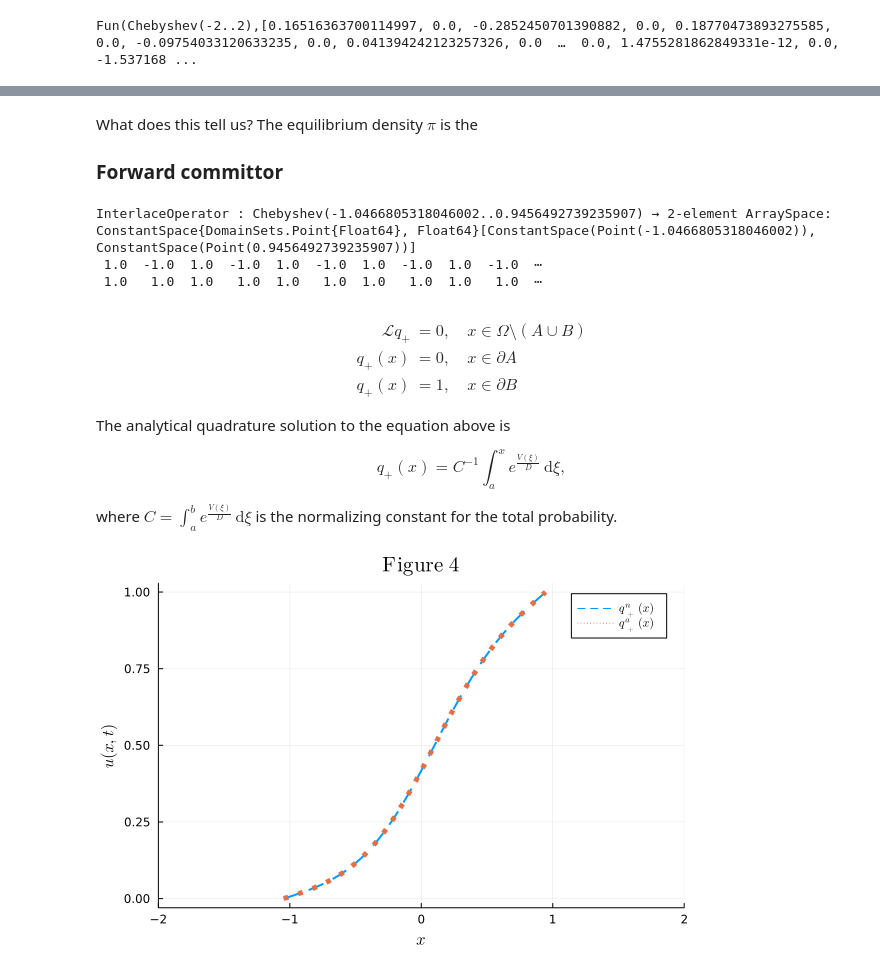
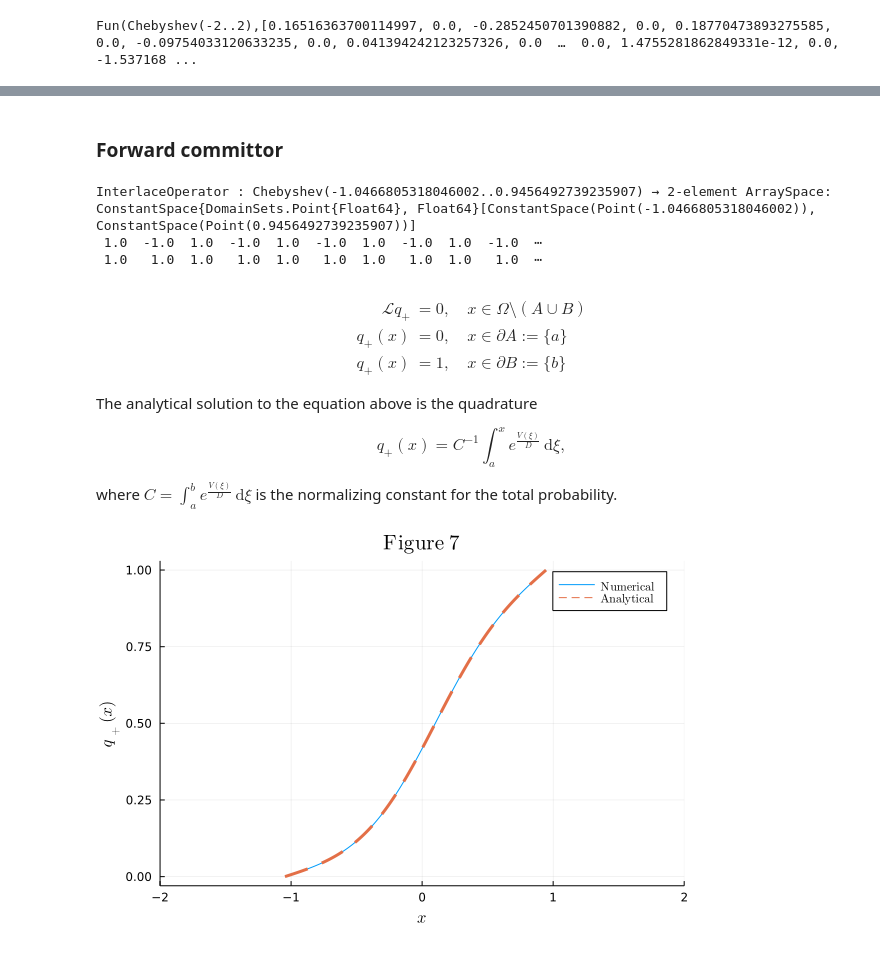
Before and after one commit to mjyshin/math-tutorials, a Jupyter notebook: transition_path.ipynb, the cells around one changed output, grey strips where cells are left out. Drawn from its saved outputs; the diff is of its cells as text; code cells hidden in the pictures.

```diff
--- a/transition_path.ipynb
+++ b/transition_path.ipynb
@@ -110,11 +110,11 @@ xmin,xmax = -2,2
 V = Fun(x->(x^4/4 - x^2/2 + α*x)/ϵ,Ω)
 a,c,b = roots(V')
 
-fig1 = plot(V,xlims=(xmin,xmax),title=L"\textrm{Figure\ 1}",label=false)
-fig1 = scatter!([a],[V(a)],label=L"a",xlabel=L"x")
-fig1 = scatter!([b],[V(b)],label=L"b",ylabel=L"V(x)")
-fig1 = scatter!([c],[V(c)],label=L"c",fmt=:png)
-display(fig1)
+xlims = (xmin,xmax)
+fig = plot(V,title=L"\textrm{Figure\ 1}",label=false,fmt=:png)
+fig = scatter!([a],[V(a)],label=L"a",xlims=xlims)
+fig = scatter!([b],[V(b)],label=L"b",xlabel=L"x")
+fig = scatter!([c],[V(c)],label=L"c",ylabel=L"V(x)")
 # %% [output]
 [figure]
 # %% [markdown]
@@ -146,11 +149,10 @@ We can sample from Eq. ([3](#mjx-eqn-eq:sde)) and plot it as a function of time:
 # %%
-Random.seed!(1234)
-prob = SDEProblem(f,g,x0,tspan,θ)
+Random.seed!(1)
+prob = SDEProblem(μ,σ,x0,tspan,θ)
 x = solve(prob)
 
-fig2 = plot(x,xlabel=L"t",ylabel=L"X_t",title=L"\textrm{Figure\ 2}",label=false,fmt=:png)
-fig2 = hline!([a],width=2,label=L"a")
-fig2 = hline!([b],width=2,label=L"b")
-fig2 = hline!([c],width=2,style=:dot,label=L"c")
-display(fig2)
+fig = plot(x,width=0.5,label=false)
+fig = hline!([a],width=2,label=L"a",xlabel=L"t",ylabel=L"X_t")
+fig = hline!([b],width=2,label=L"b",title=L"\textrm{Figure\ 2}")
+fig = hline!([c],width=2,style=:dot,label=L"c",fmt=:png)
 # %% [output]
@@ -251,5 +326,3 @@ display(fig3)
 # %% [markdown]
-What does this tell us? The equilibrium density $\pi$ is the
-
 ### Forward committor
 # %%
@@ -267,12 +340,12 @@ ConstantSpace{DomainSets.Point{Float64}, Float64}[ConstantSpace(Point(-1.0466805
 $$
 \begin{align*}
 \mathcal{L}q_+ &= 0,\quad x\in\Omega\setminus(A\cup B)\\
-q_+(x) &= 0,\quad x\in\partial A\\
-q_+(x) &= 1,\quad x\in\partial B
-\end{align*}
+q_+(x) &= 0,\quad x\in\partial A:=\{a\}\\
+q_+(x) &= 1,\quad x\in\partial B:=\{b\}
+\end{align*}\label{eq:fcomm}\tag{5}
 $$
 
-The analytical quadrature solution to the equation above is
+The analytical solution to the equation above is the quadrature
 
 $$
 q_+(x) = C^{-1}\int_a^xe^{\frac{V(\xi)}{D}}\,\text{d}\xi,
@@ -282,16 +355,15 @@ where $C = \int_a^be^{\frac{V(\xi)}{D}}\,\text{d}\xi$ is the normalizing constan
 # %%
 #u0 = Fun(x->(tanh(10^1*(x-b)) + 1)/2,Ωᴿ)
 #=u0 = Fun(x->(x*(x-a)*(x-b) + (x-a))/2,Ωᴿ)
 t = 0:0.1:1
 u = exp.(Ref(ℒ),Ref(ℬᴿ),t,Ref(u0))=#
 
 q₊ⁿ = [ℬᴿ;ℒ]\[0;1;0]
 q₊ᵃ = cumsum(exp(Vᴿ/D))/sum(exp(Vᴿ/D))
 
-fig4 = plot(xlims=(xmin,xmax),xlabel=L"x",ylabel=L"u(x,t)",title=L"\textrm{Figure\ 4}")
-#fig4 = plot!(u,line_z=t',color=:roma,cbar=true,cbartitle=L"t",label=false)
-fig4 = plot!(q₊ⁿ,width=2,style=:dash,label=L"q_+^n(x)")
-fig4 = plot!(q₊ᵃ,width=5,style=:dot,label=L"q_+^a(x)",fmt=:png)
-display(fig4)
+fig = plot(xlabel=L"x",ylabel=L"q_+(x)",title=L"\textrm{Figure\ 7}")
+#fig = plot!(u,line_z=t',color=:roma,cbar=true,cbartitle=L"t",label=false)
+fig = plot!(q₊ⁿ,label=L"\textrm{Numerical}",xlims=xlims,fmt=:png)
+fig = plot!(q₊ᵃ,width=3,style=:dash,label=L"\textrm{Analytical}")
 # %% [output]
-[figure, old version]
+[figure, new version]
```
Also changed, not shown: parts of 29 cells of this notebook.
